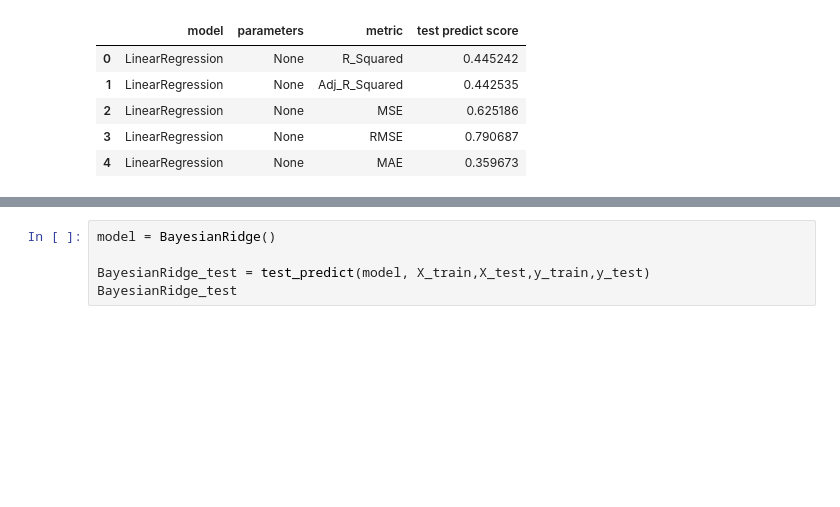
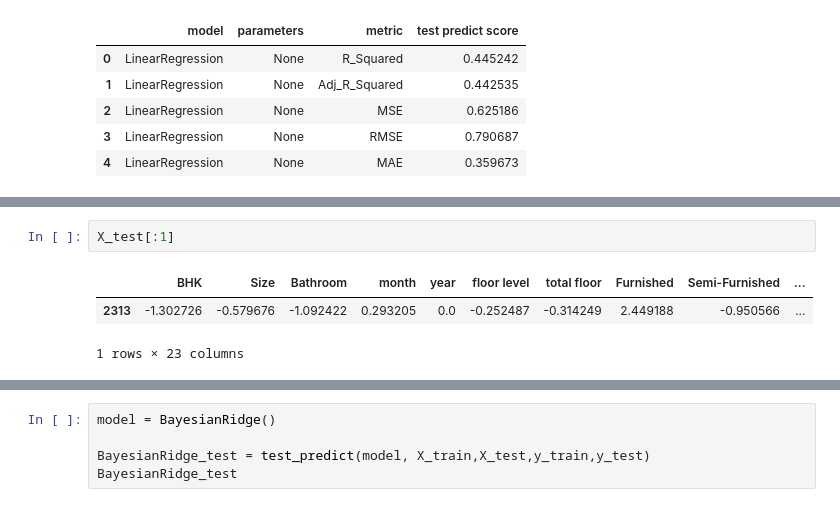
Before and after one commit to remre/housepricer, a Jupyter notebook: workenvfirst.ipynb, the cells around one changed output, grey strips where cells are left out. Cells and saved outputs as stored; diff of their text form; blank space fills up the shorter version.

```diff
--- a/workenvfirst.ipynb
+++ b/workenvfirst.ipynb
@@ -552,0 +574,6 @@ LinearRegression_test
+# %%
+X_test[:1]
+# %% [output]
+|  | BHK | Size | Bathroom | month | year | floor level | total floor | Furnished | Semi-Furnished | ... |
+| 2313 | -1.302726 | -0.579676 | -1.092422 | 0.293205 | 0.0 | -0.252487 | -0.314249 | 2.449188 | -0.950566 | ... |
+1 rows × 23 columns
```
Also changed, not shown: parts of 9 cells of this notebook, 1 other file.
